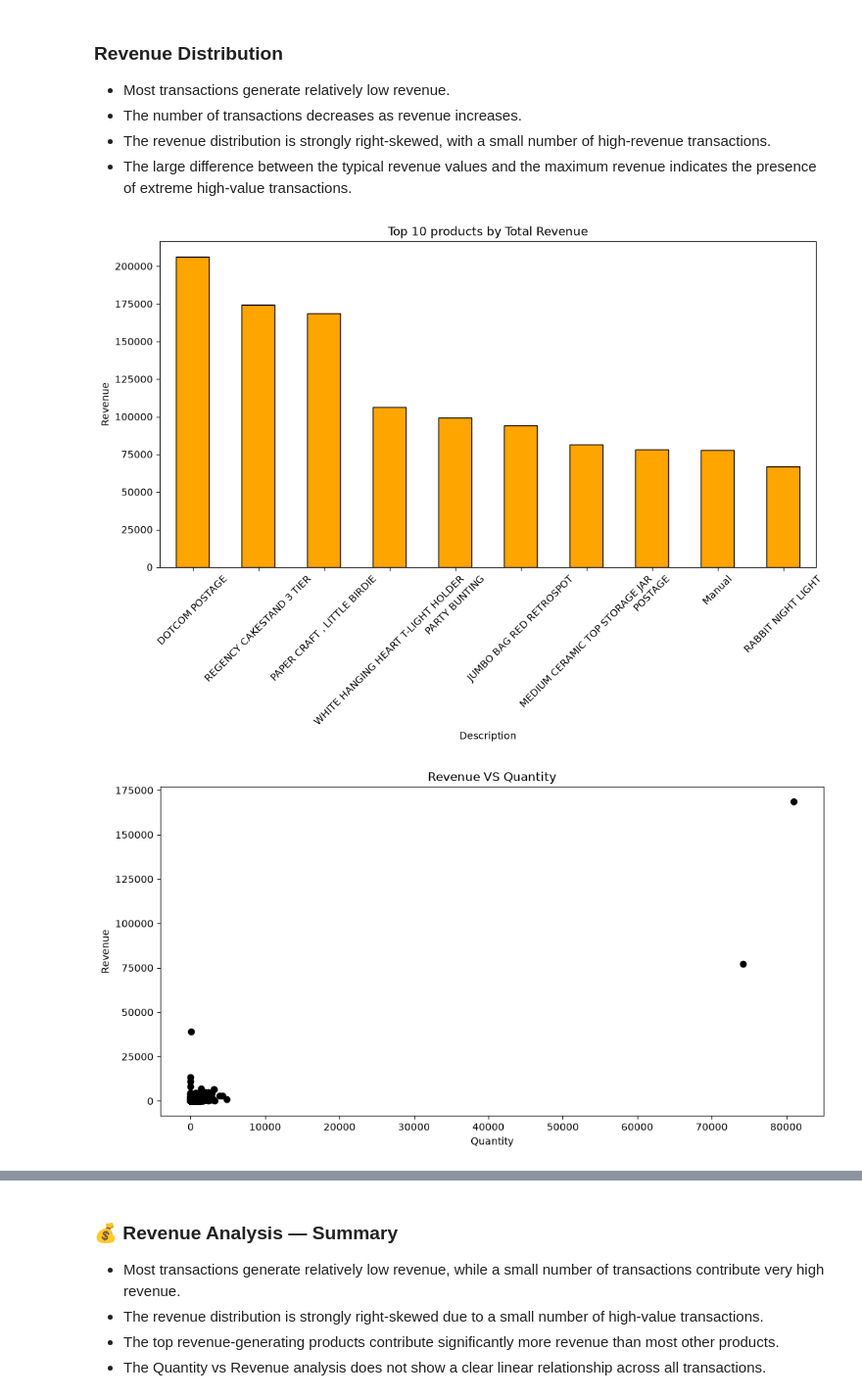
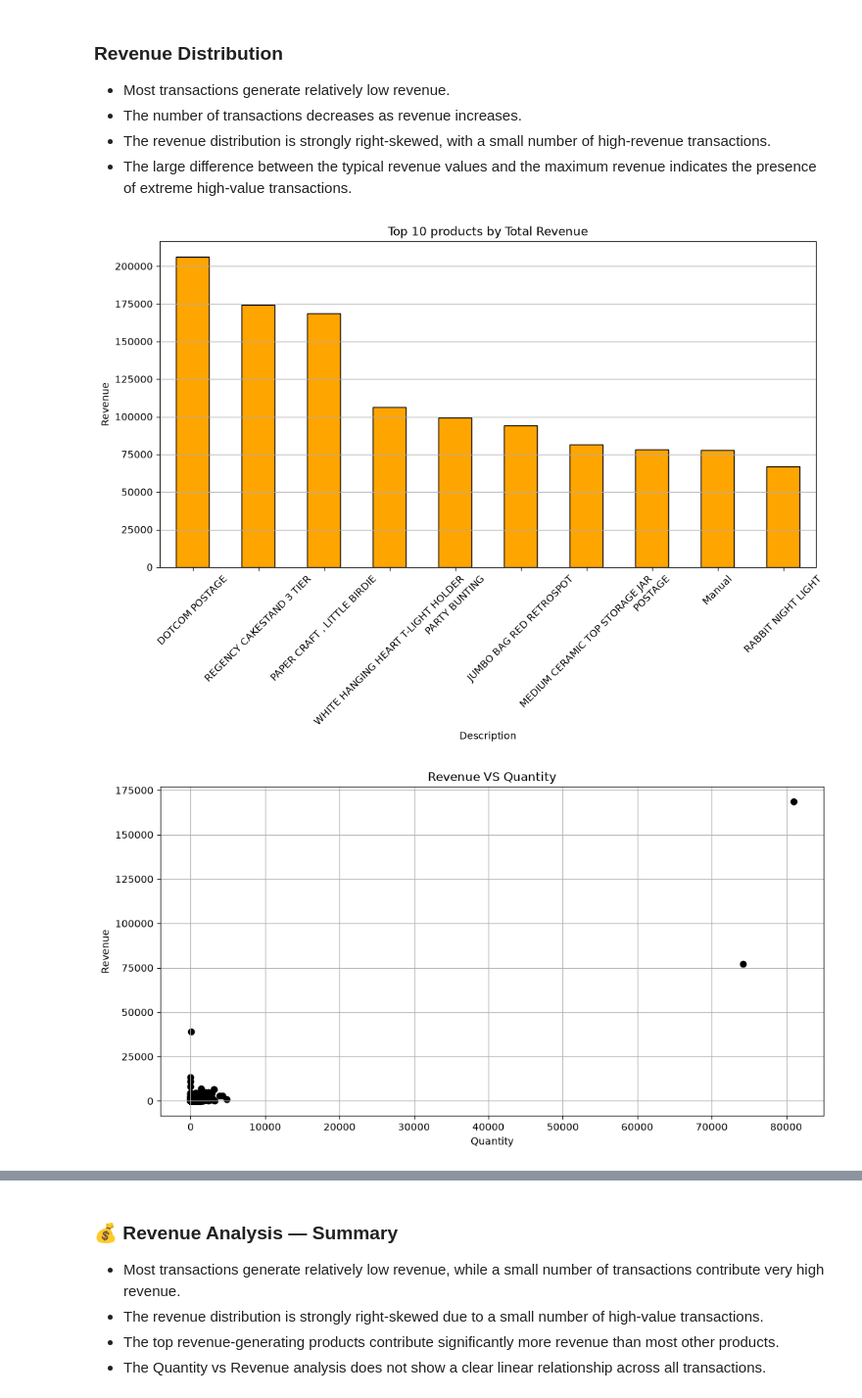
Before and after one commit to vikasa-y/Online-Retail-Sales-Analysis, a Jupyter notebook: Notebooks/Online_Retail_Eda.ipynb, the cells around one changed output, grey strips where cells are left out. Shown at 98% size. Saved outputs shown, nothing was run; the diff lists cells and outputs as text; code cells hidden in the pictures.

```diff
--- a/Notebooks/Online_Retail_Eda.ipynb
+++ b/Notebooks/Online_Retail_Eda.ipynb
@@ -1433,15 +1435,16 @@ plt.show()
 # %%
 var = sales_df.groupby("Description")["Revenue"].sum().sort_values(ascending=False).head(10)
 plt.figure(figsize=(12,6))
 var.plot(kind="bar" , color='orange' , edgecolor="black")
 plt.title("Top 10 products by Total Revenue")
 plt.xlabel("Description")
 plt.ylabel("Revenue")
 plt.xticks(rotation=45)
+plt.grid(axis="y")
 plt.savefig("C:/Users/vikasa s y/Downloads/Online-Retail-Sales-Analysis/images/Top 10 products-by-revenue.png" , dpi=300 , bbox_inches="tight")
 plt.show()
 # %% [output]
-[figure, old version]
+[figure, new version]
 # %%
 x = sales_df["Quantity"]
 # %%
@@ -1453,10 +1456,11 @@ plt.scatter(x , y , color='black')
 plt.title("Revenue VS Quantity")
 plt.xlabel("Quantity")
 plt.ylabel("Revenue")
+plt.grid()
 plt.savefig("C:/Users/vikasa s y/Downloads/Online-Retail-Sales-Analysis/images/Quantity-vs-revenue.png" , dpi=300 , bbox_inches="tight")
 plt.show()
 # %% [output]
-[figure, old version]
+[figure, new version]
 # %%
 plt.figure(figsize=(12,6))
 plt.scatter(x , y , color='purple')
```
Also changed, not shown: parts of 32 cells of this notebook.
